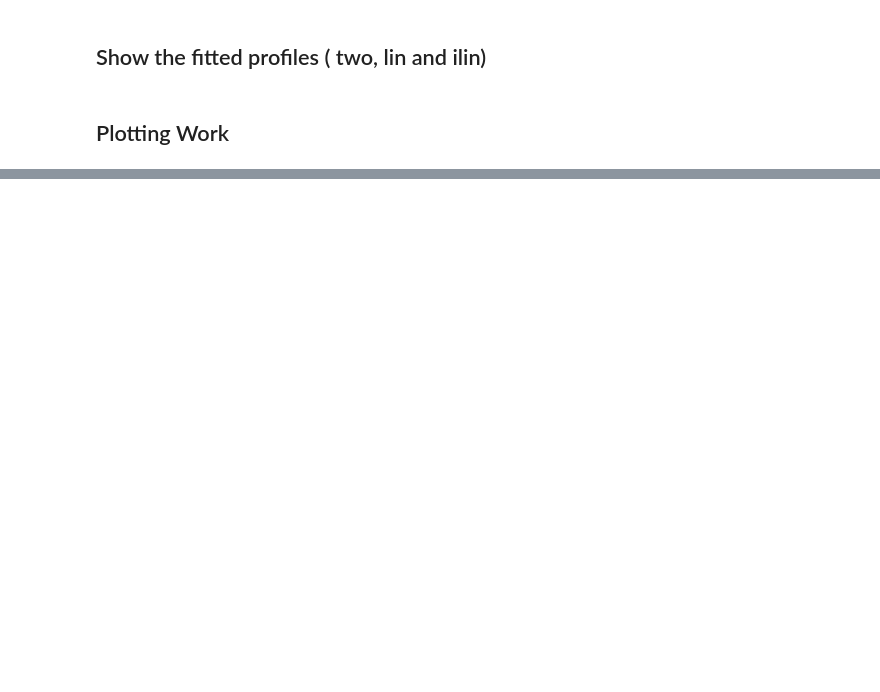
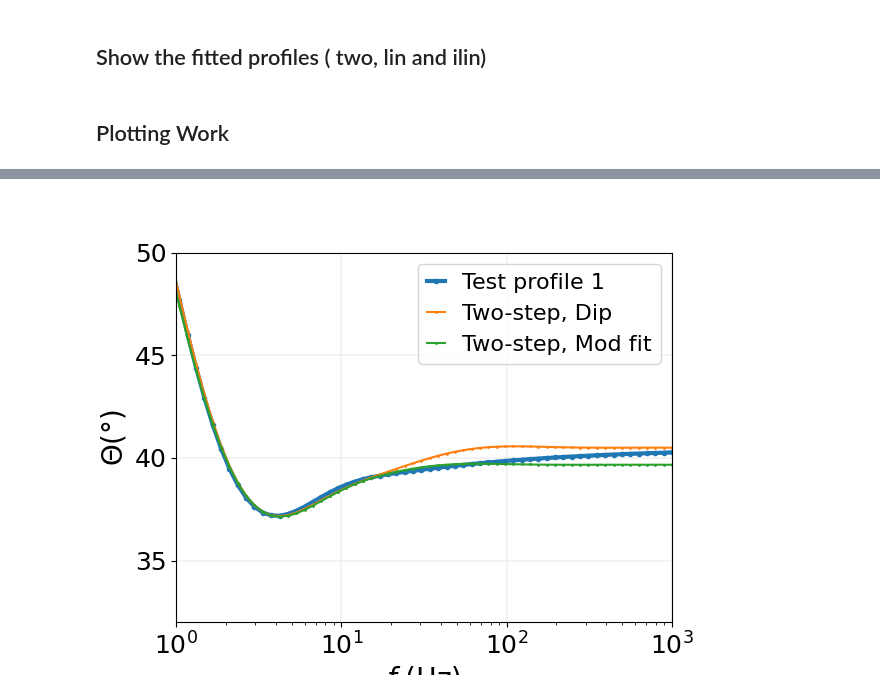
Before and after one commit to Yugal0/fitting-gen-arbitrary-eis, a Jupyter notebook: main_prof_2.ipynb, the cells around one changed output, grey strips where cells are left out. Drawn from its saved outputs; the diff is of its cells as text; code cells hidden in the pictures; blank space fills up the shorter version.

```diff
--- a/main_prof_2.ipynb
+++ b/main_prof_2.ipynb
@@ -349,0 +391,34 @@ fig2.savefig("figs2/phase_ilin_prof1.png",dpi=500,bbox_inches="tight")
+# %%
+fig2, ax2=plt.subplots()
+ax2.plot(np.logspace(-2,3,100),-np.angle(z_arbi,deg=True),marker=".",label="Test profile 1",ms=6,linewidth=3)
+# ax2.plot(freq_range,-np.angle(z_arbi,deg=True),marker=".",ms=2)
+
+# ax2.plot(freq_range[int(len(freq_range)/2):len(freq_range)],np.full(int(len(freq_range)/2),-np.angle(z_arbi[len(z_arbi)-1],deg=True)),linestyle="--",color="black",label="Arbitrary")
+
+# np.full(int(len(freq_range)/2),np.full(len(freq_range)-np.min(-np.angle(z,deg=True))))
+
+# ax2.plot(freq_range[int(len(freq_range)/2):len(freq_range)],np.full(int(len(freq_range)/2),np.min(-np.angle(z,deg=True))),linestyle="--",color="black",label="Arbitrary")
+
+ax2.plot(np.logspace(-2,3,100),-np.angle(z_two,deg=True),marker=".",label="Two-step, Dip",ms=2)
+ax2.plot(np.logspace(-2,3,100),-np.angle(ztwofit,deg=True),marker=".",label="Two-step, Mod fit",ms=2)
+# ax2.plot(np.logspace(-2,3,100),-np.angle(z_lin,deg=True),marker=".",label="Linear",ms=2)
+# ax2.plot(np.logspace(-2,3,100),-np.angle(z_ilin,deg=True),marker=".",label="Inverse Linear",ms=2)
+# ax2.legend()
+# axx.yaxis.set_minor_locator(MultipleLocator(0.5))
+ax2.set_ylabel("$\Theta (\degree)$",fontsize=20)
+ax2.set_xlabel("$f$ (Hz)",fontsize=20)
+ax2.set_xscale("log")
+ax2.set_ylim(32,50)
+ax2.set_xlim(1,1e3)
+ax2.grid(linewidth=0.2)
+# ax2.set_title("Phase Angle Plot")
+ax2.tick_params(labelsize=18)
+ax2.legend(fontsize=16,handlelength=0.8)
+# ax2.set_xlabel("x",fontsize=20)
+# ax2.set_xmargin(1)
+# fig2.savefig("figs/bode_prof1_two.png",dpi=500)
+fig2.savefig("figs2/phase_mod_fit_two_prof2.png",dpi=500,bbox_inches="tight")
+# fig2.savefig("bodetwo_demo.png",dpi=500)
+# ax2.grid(True)
+# %% [output]
+[figure, added]
```
Also changed, not shown: parts of 3 cells of this notebook, 9 other files.
